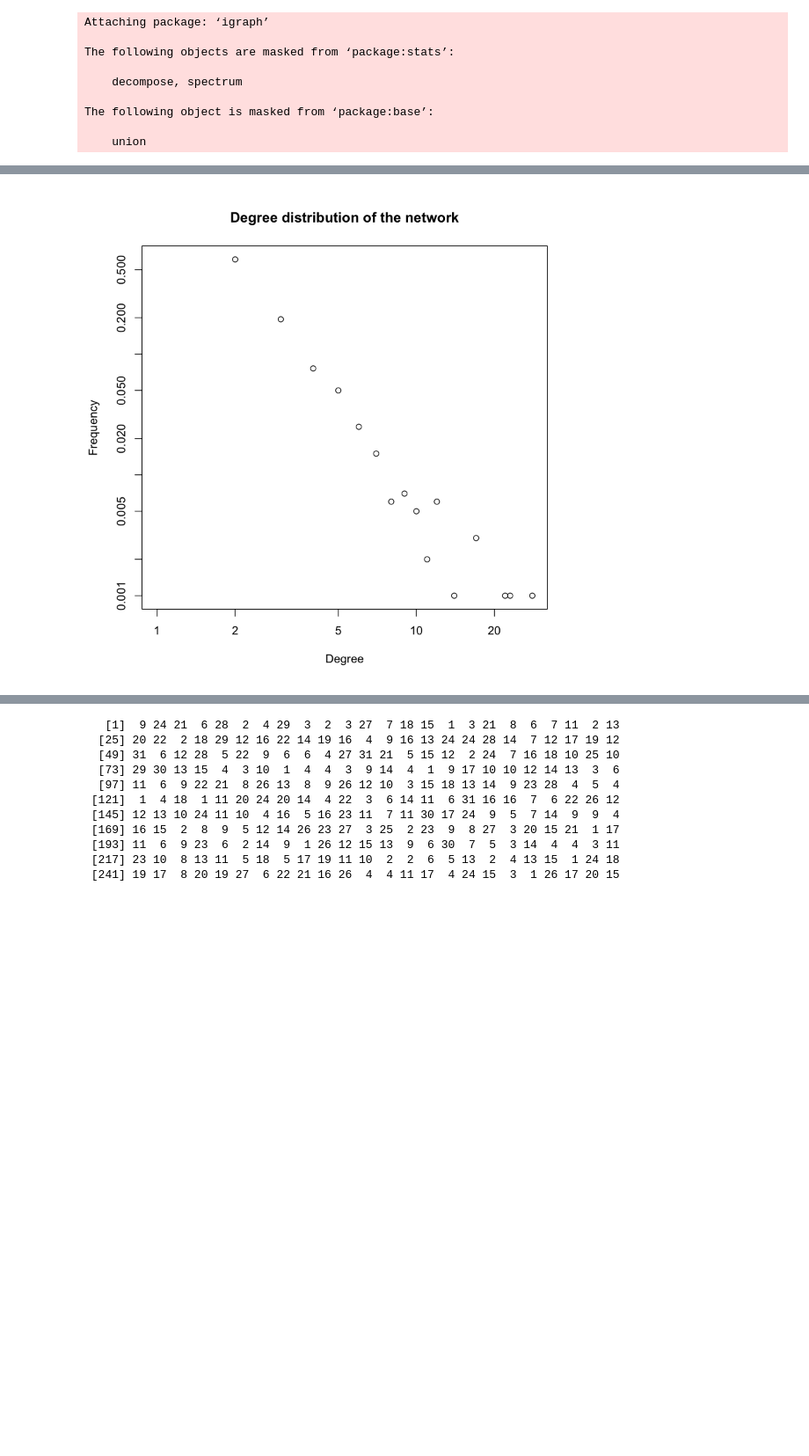
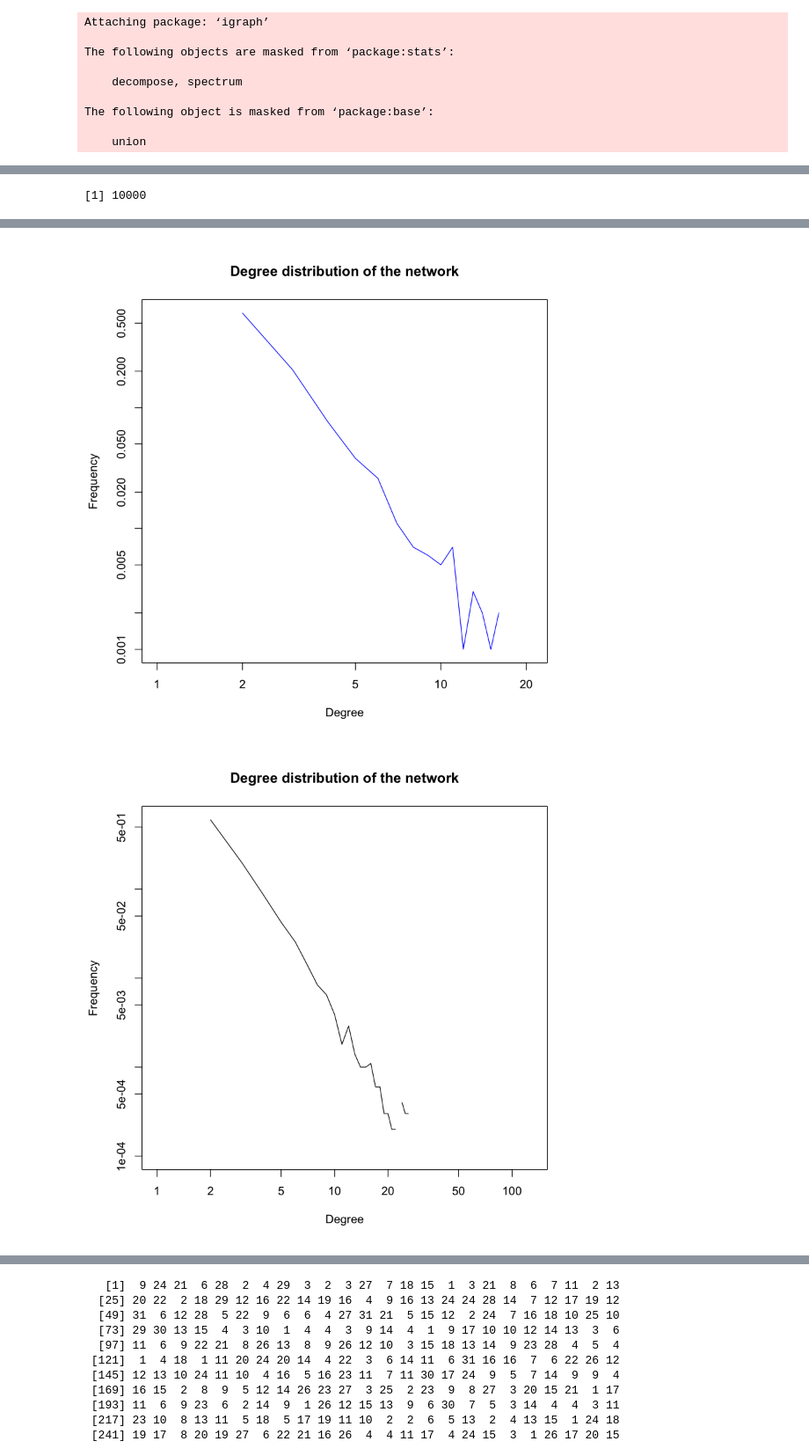
Before and after one commit to ayushdg/Random-Graphs-and-Random-Walks, a Jupyter notebook: P1_Q1_satya.ipynb, the cells around one changed output, grey strips where cells are left out. Shown at 88% size. Cells and saved outputs as stored; diff of their text form; code cells hidden in the pictures; blank space fills up the shorter version.

```diff
--- a/P1_Q1_satya.ipynb
+++ b/P1_Q1_satya.ipynb
@@ -123,21 +196,17 @@ ERROR: Error in get_expected_gcc(0.5): could not find function "get_expected_gcc
 # %%
-##check if its simple_pa
+set.seed(234)
 g = barabasi.game(1000, m=1, directed=F)
-degreesVector <- degree(g)
-#hist(degreesVector)
-print(mean(degreesVector))
-print(is.connected(g))
-#print(var(degreesVector))
-#plot(g,vertex.size=5, vertex.label.cex=0.1)
 g.components <- clusters(g)
-#print(g.components$csize)
-# which is the largest component
 ix <- which.max(g.components$csize)
-# get the subgraph correspondent to just the giant component
 g.giant <- induced.subgraph(g, which(g.components$membership == ix))
 print(vcount(g.giant))
 fg <- fastgreedy.community(g)
-#cmsize <- sizes(fg)
-#print(cmsize)
-plot(degree.distribution(g),main="Degree distribution of the network",xlab="Degree",ylab="Frequency",log='xy')
+plot(col='blue',degree.distribution(g),main="Degree distribution of the network",xlab="Degree",ylab="Frequency",log='xy',type='l')
+g = barabasi.game(10000, m=1, directed=F)
+g.components <- clusters(g)
+ix <- which.max(g.components$csize)
+g.giant <- induced.subgraph(g, which(g.components$membership == ix))
+print(vcount(g.giant))
+fg <- fastgreedy.community(g)
+plot(degree.distribution(g),main="Degree distribution of the network",xlab="Degree",ylab="Frequency",log='xy',type='l')
 # %% [output]
@@ -148,0 +216 @@ Warning message in xy.coords(x, y, xlabel, ylabel, log):
+[1] 10000
@@ -149 +219,2 @@ Warning message in xy.coords(x, y, xlabel, ylabel, log):
-[figure, old version]
+[figure, new version]
+[figure, added]
```
Also changed, not shown: parts of 33 cells of this notebook.
